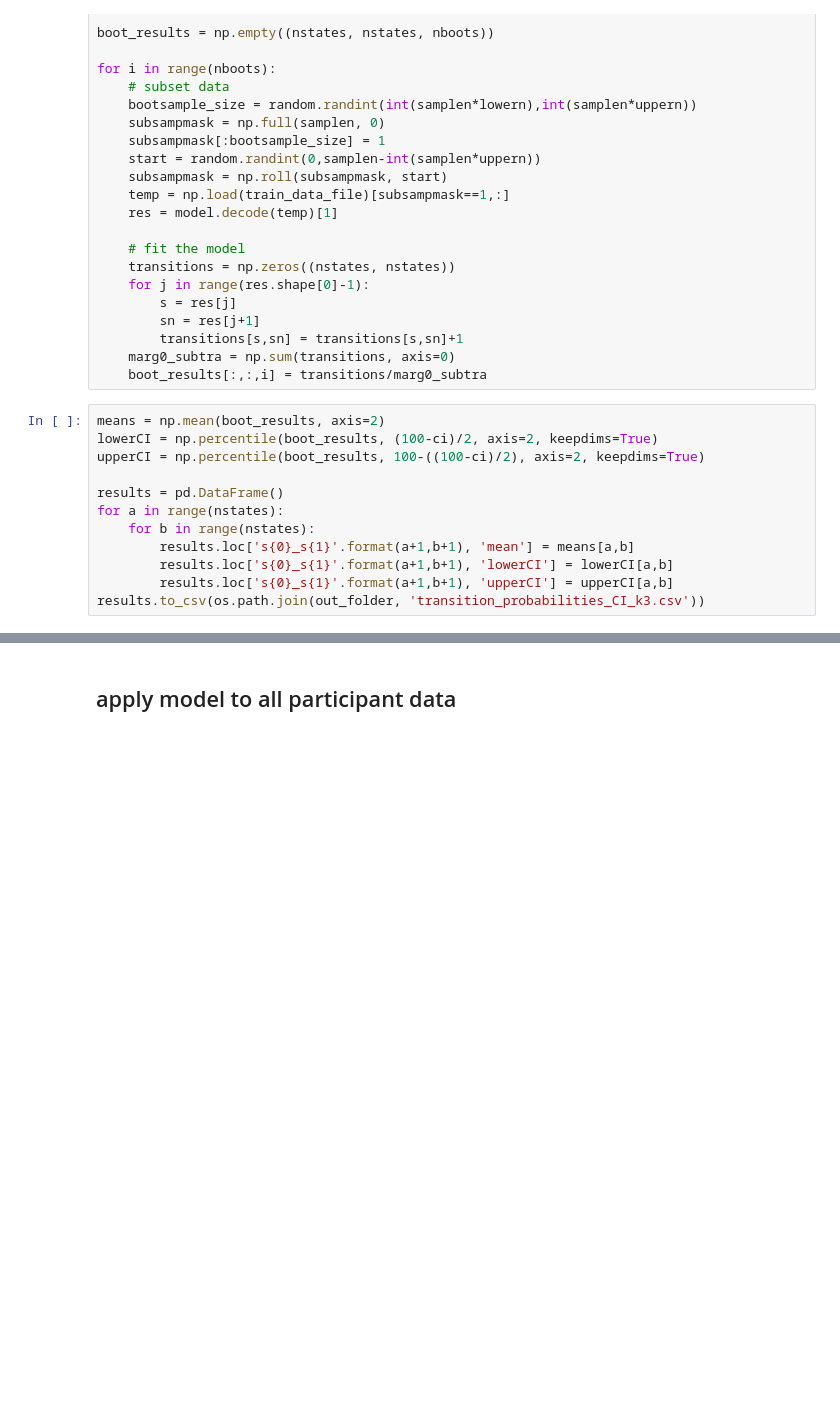
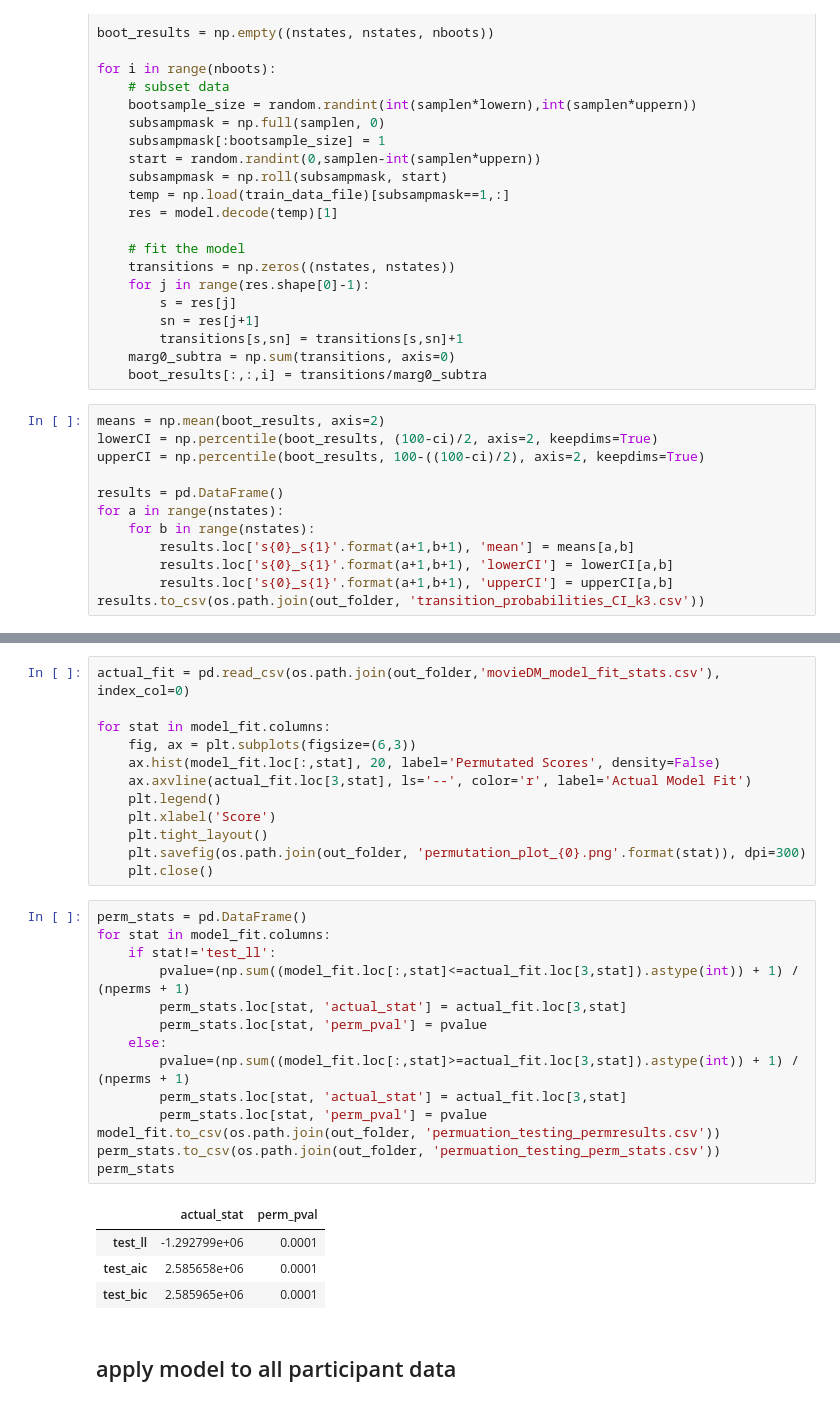
Before and after one commit to catcamacho/hbn_brain_states_gen_anx, a Jupyter notebook: 1_BrainActivationStates.ipynb, the cells around one changed output, grey strips where cells are left out. Drawn from its saved outputs; the diff is of its cells as text; blank space fills up the shorter version.

Commit message:
add permutation testing

```diff
--- a/1_BrainActivationStates.ipynb
+++ b/1_BrainActivationStates.ipynb
@@ -278,3 +302,34 @@ results.to_csv(os.path.join(out_folder, 'transition_probabilities_CI_k3.csv'))
+# %%
+actual_fit = pd.read_csv(os.path.join(out_folder,'movieDM_model_fit_stats.csv'), index_col=0)
+
+for stat in model_fit.columns:
+    fig, ax = plt.subplots(figsize=(6,3))
+    ax.hist(model_fit.loc[:,stat], 20, label='Permutated Scores', density=False)
+    ax.axvline(actual_fit.loc[3,stat], ls='--', color='r', label='Actual Model Fit')
+    plt.legend()
+    plt.xlabel('Score')
+    plt.tight_layout()
+    plt.savefig(os.path.join(out_folder, 'permutation_plot_{0}.png'.format(stat)), dpi=300)
+    plt.close()
+# %%
+perm_stats = pd.DataFrame()
+for stat in model_fit.columns:
+    if stat!='test_ll':
+        pvalue=(np.sum((model_fit.loc[:,stat]<=actual_fit.loc[3,stat]).astype(int)) + 1) / (nperms + 1)
+        perm_stats.loc[stat, 'actual_stat'] = actual_fit.loc[3,stat]
+        perm_stats.loc[stat, 'perm_pval'] = pvalue
+    else:
+        pvalue=(np.sum((model_fit.loc[:,stat]>=actual_fit.loc[3,stat]).astype(int)) + 1) / (nperms + 1)
+        perm_stats.loc[stat, 'actual_stat'] = actual_fit.loc[3,stat]
+        perm_stats.loc[stat, 'perm_pval'] = pvalue
+model_fit.to_csv(os.path.join(out_folder, 'permuation_testing_permresults.csv'))
+perm_stats.to_csv(os.path.join(out_folder, 'permuation_testing_perm_stats.csv'))
+perm_stats
+# %% [output]
+|  | actual_stat | perm_pval |
+| test_ll | -1.292799e+06 | 0.0001 |
+| test_aic | 2.585658e+06 | 0.0001 |
+| test_bic | 2.585965e+06 | 0.0001 |
 # %% [markdown]
 ## apply model to all participant data
 # %%
```
Also changed, not shown: parts of 2 cells of this notebook.
